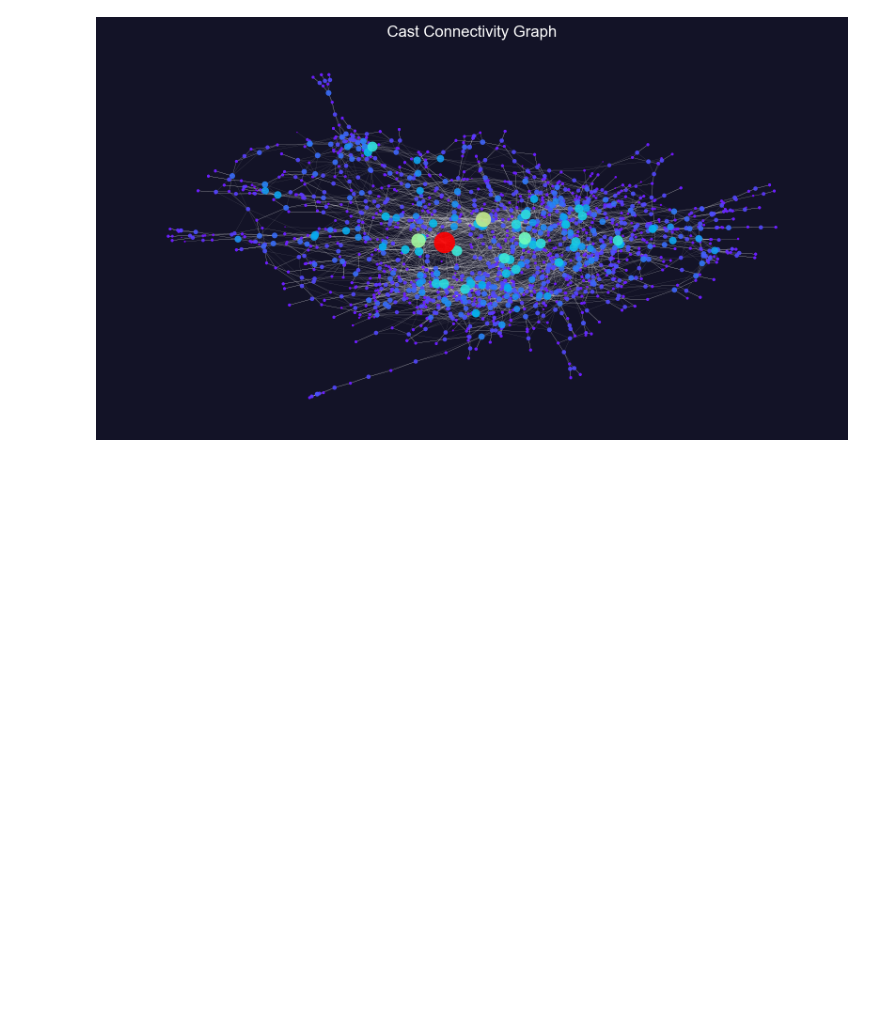
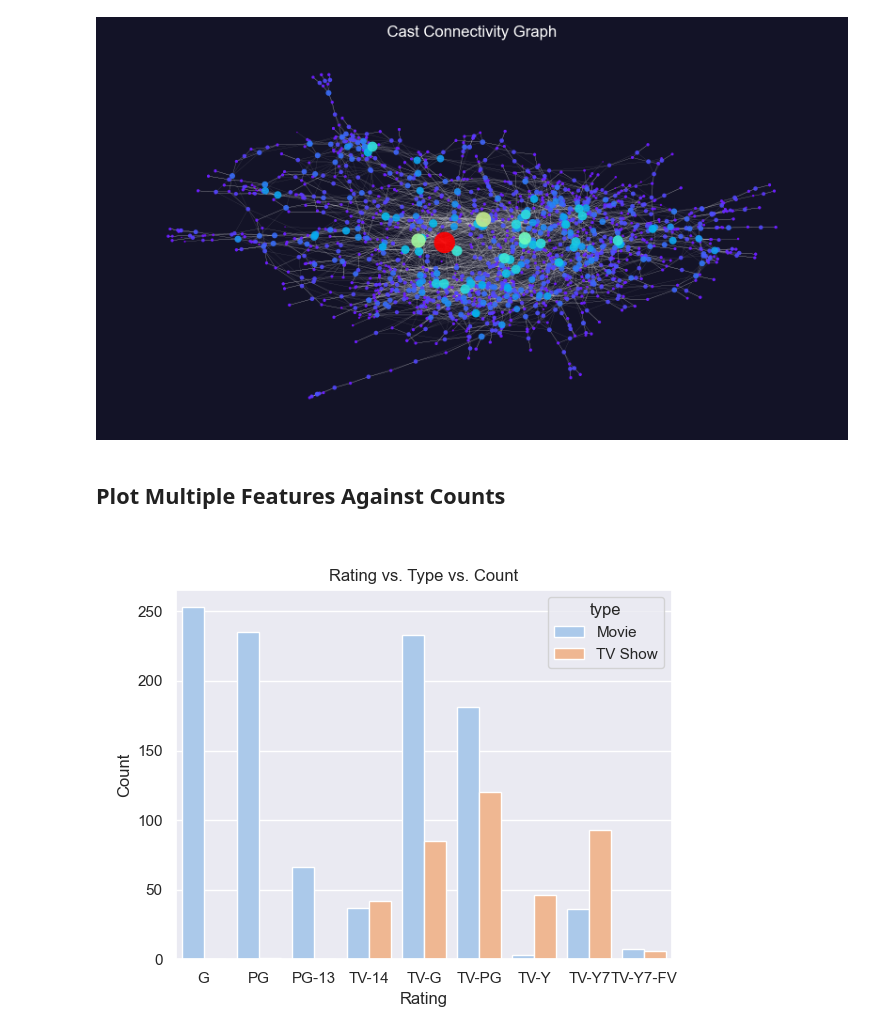
Before and after one commit to dvnatanael/data5006-data-analysis, a Jupyter notebook: Tiny_Data_Analysis_Disney+.ipynb, the cells around one changed output. Cells and saved outputs as stored; diff of their text form; code cells hidden in the pictures; blank space fills up the shorter version.

Commit message:
feat: add plot for show (`rating`, `type`)

```diff
--- a/Tiny_Data_Analysis_Disney+.ipynb
+++ b/Tiny_Data_Analysis_Disney+.ipynb
@@ -116,7 +116,6 @@ cleaned_df = (
         country=raw_df["country"].str.split(", "),
         listed_in=raw_df["listed_in"].str.split(", "),
     )
-    .convert_dtypes()
     .set_index(keys=["type", "rating", "release_year", "date_added", "show_id"])
     .sort_index()
 )
@@ -376,3 +375,17 @@ fig.tight_layout()
 plt.savefig("test.svg", format="svg")
 # %% [output]
 [figure]
+# %% [markdown]
+## Plot Multiple Features Against Counts
+# %%
+fig, ax = plt.subplots()
+sns.countplot(
+    cleaned_df,
+    x=cleaned_df.index.get_level_values("rating"),
+    hue=cleaned_df.index.get_level_values("type"),
+)
+ax.set_title("Rating vs. Type vs. Count")
+ax.set_xlabel("Rating")
+_ = ax.set_ylabel("Count")
+# %% [output]
+[figure, added]
```
Also changed, not shown: parts of 2 cells of this notebook, 1 other file.
